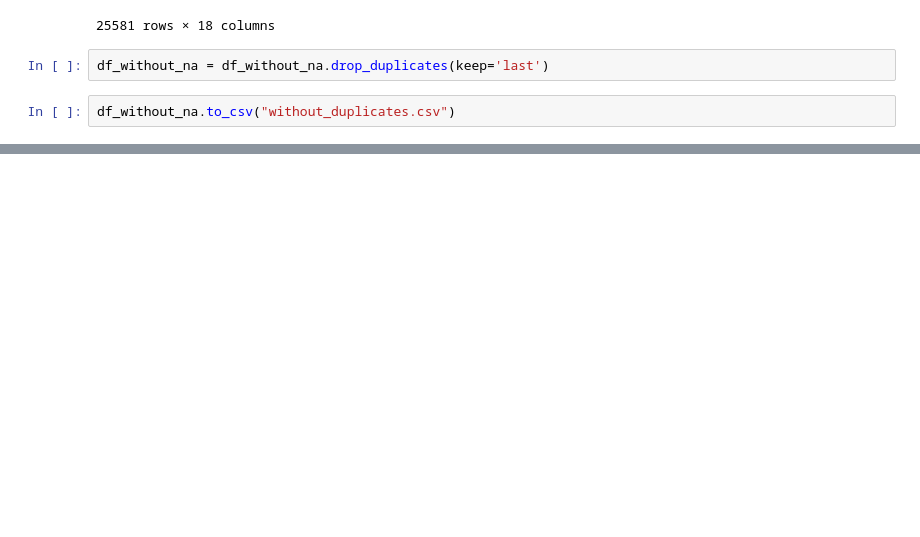
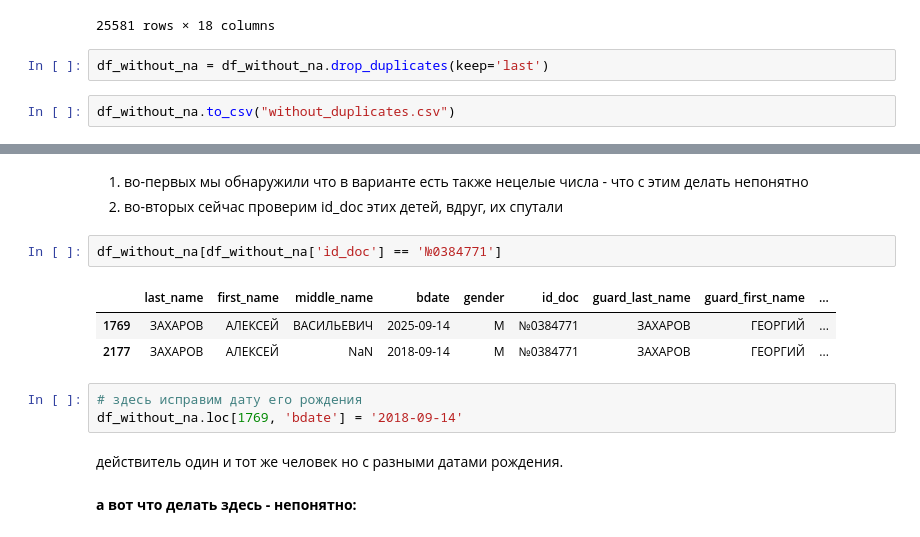
Before and after one commit to stmareii/hahaton-mgpu, a Jupyter notebook: fill_na_id.ipynb, the cells around one changed output, grey strips where cells are left out. Saved outputs shown, nothing was run; the diff lists cells and outputs as text; blank space fills up the shorter version.

```diff
--- a/fill_na_id.ipynb
+++ b/fill_na_id.ipynb
@@ -347,0 +562,16 @@ Name: count, Length: 640, dtype: int64
+# %% [markdown]
+1. во-первых мы обнаружили что в варианте есть также нецелые числа - что с этим делать непонятно
+2. во-вторых сейчас проверим id_doc этих детей, вдруг, их спутали
+# %%
+df_without_na[df_without_na['id_doc'] == '№0384771']
+# %% [output]
+|  | last_name | first_name | middle_name | bdate | gender | id_doc | guard_last_name | guard_first_name | ... |
+| 1769 | ЗАХАРОВ | АЛЕКСЕЙ | ВАСИЛЬЕВИЧ | 2025-09-14 | М | №0384771 | ЗАХАРОВ | ГЕОРГИЙ | ... |
+| 2177 | ЗАХАРОВ | АЛЕКСЕЙ | NaN | 2018-09-14 | М | №0384771 | ЗАХАРОВ | ГЕОРГИЙ | ... |
+# %%
+# здесь исправим дату его рождения
+df_without_na.loc[1769, 'bdate'] = '2018-09-14'
+# %% [markdown]
+действитель один и тот же человек но с разными датами рождения.
+# %% [markdown]
+**а вот что делать здесь - непонятно:**
```
Also changed, not shown: parts of 58 cells of this notebook, 1 other file.
